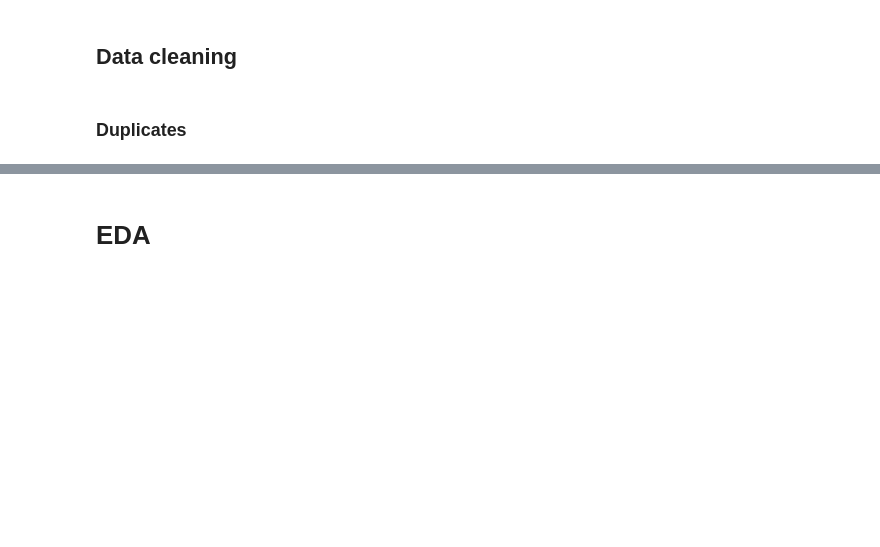
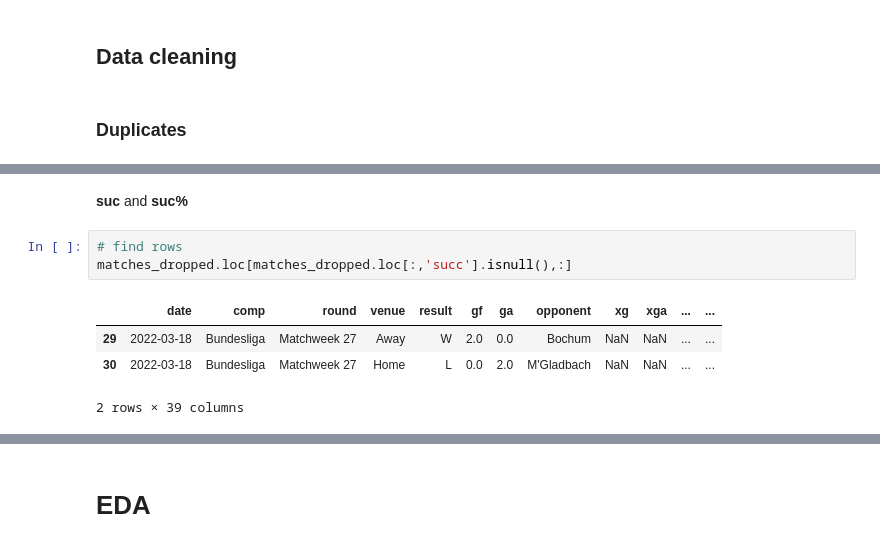
Before and after one commit to BinhHong/Prediction-football-outcome-in-Bundesliga, a Jupyter notebook: Data preparation.ipynb, the cells around one changed output, grey strips where cells are left out. Saved outputs shown, nothing was run; the diff lists cells and outputs as text; blank space fills up the shorter version.

```diff
--- a/Data preparation.ipynb
+++ b/Data preparation.ipynb
@@ -105,0 +223,10 @@ matches_dropped.describe()
+# %% [markdown]
+**suc** and **suc%**
+# %%
+# find rows
+matches_dropped.loc[matches_dropped.loc[:,'succ'].isnull(),:]
+# %% [output]
+|  | date | comp | round | venue | result | gf | ga | opponent | xg | xga | ... | ... |
+| 29 | 2022-03-18 | Bundesliga | Matchweek 27 | Away | W | 2.0 | 0.0 | Bochum | NaN | NaN | ... | ... |
+| 30 | 2022-03-18 | Bundesliga | Matchweek 27 | Home | L | 0.0 | 2.0 | M'Gladbach | NaN | NaN | ... | ... |
+2 rows × 39 columns
```
Also changed, not shown: parts of 39 cells of this notebook.
